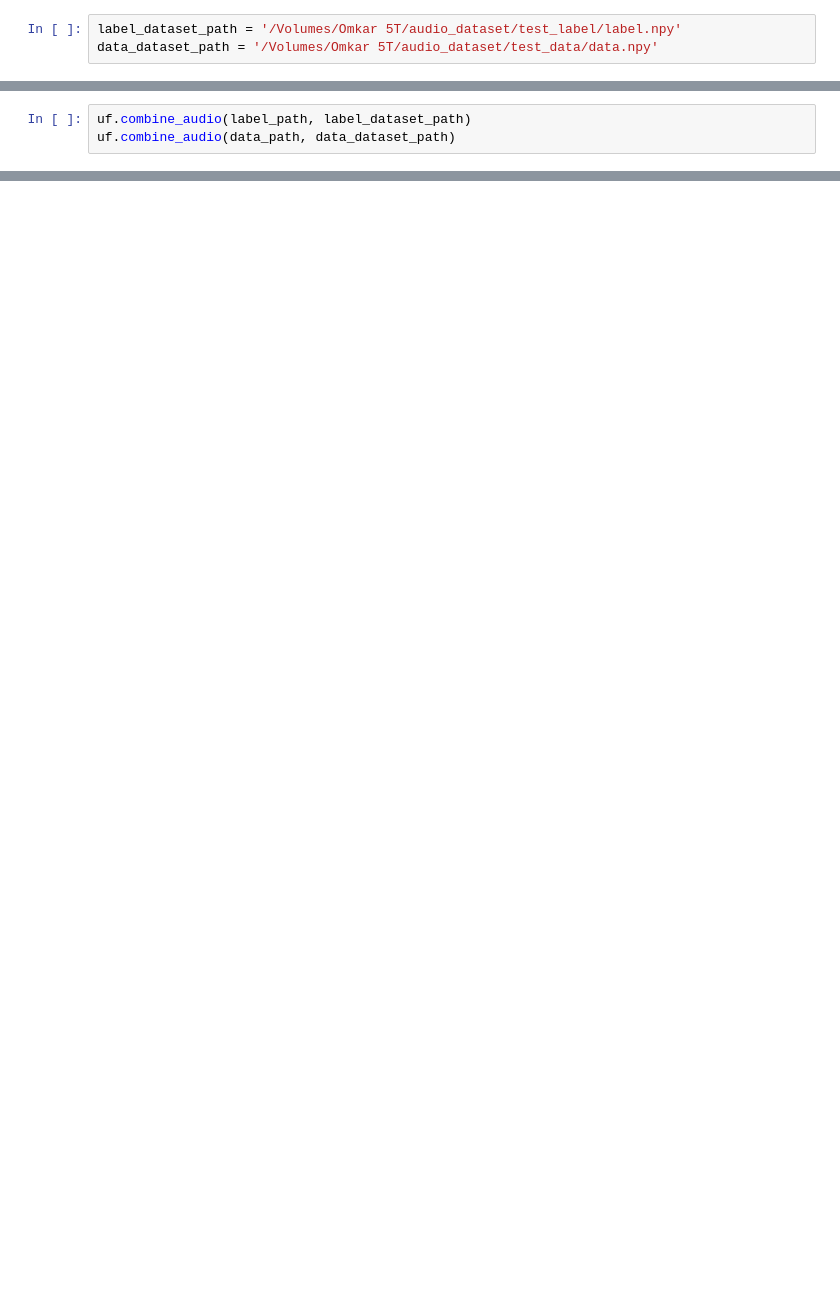
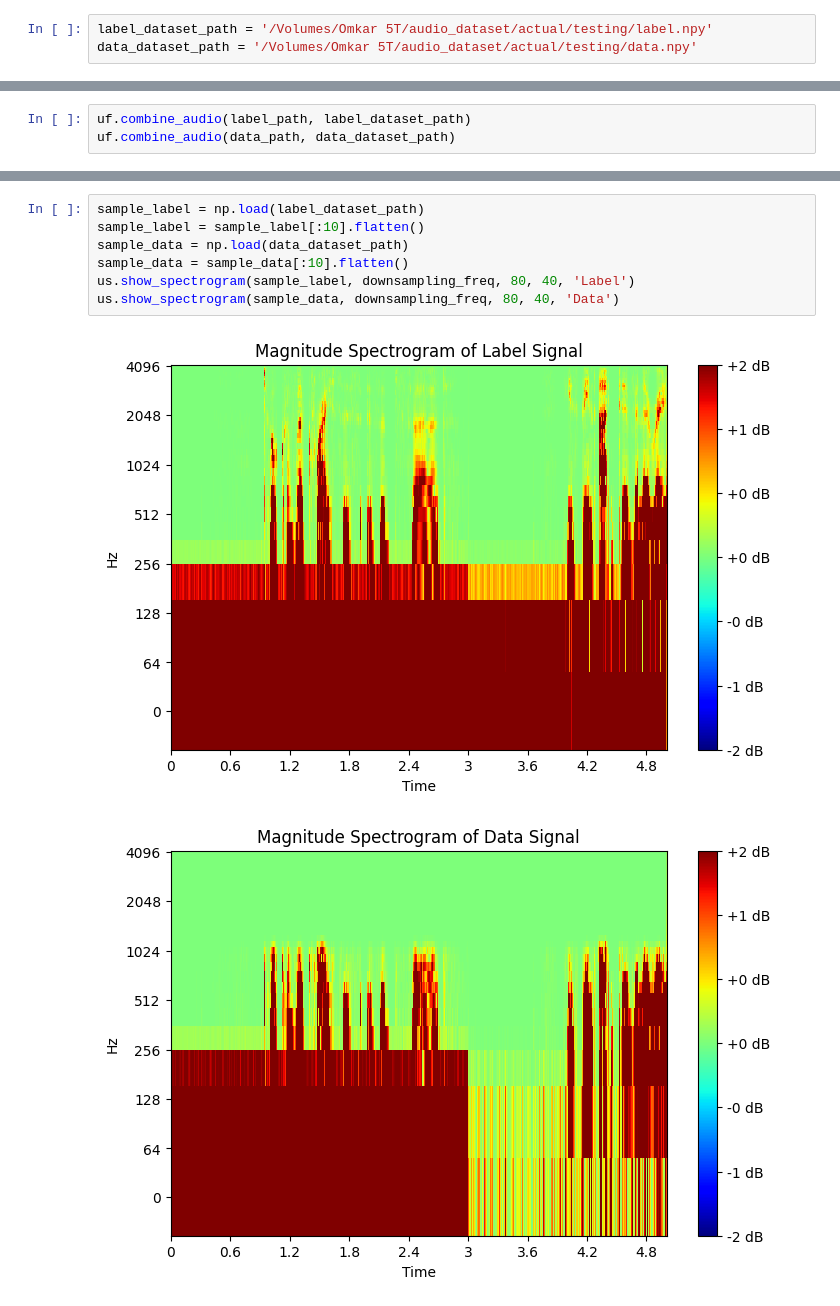
Before and after one commit to omkarpatil06/event_based_visual_microphone, a Jupyter notebook: dataset/scripts/dataset.ipynb, the cells around one changed output, grey strips where cells are left out. Cells and saved outputs as stored; diff of their text form; blank space fills up the shorter version.

```diff
--- a/dataset/scripts/dataset.ipynb
+++ b/dataset/scripts/dataset.ipynb
@@ -22,3 +43,3 @@ downsample_signal.aliased_dsample_folder(label_path, data_path, duration, downsa
 # %%
-label_dataset_path = '/Volumes/Omkar 5T/audio_dataset/test_label/label.npy'
-data_dataset_path = '/Volumes/Omkar 5T/audio_dataset/test_data/data.npy'
+label_dataset_path = '/Volumes/Omkar 5T/audio_dataset/actual/testing/label.npy'
+data_dataset_path = '/Volumes/Omkar 5T/audio_dataset/actual/testing/data.npy'
@@ -39,0 +53,10 @@ uf.play_sound(y_train[0:10].flatten(), downsampling_freq)
+# %%
+sample_label = np.load(label_dataset_path)
+sample_label = sample_label[:10].flatten()
+sample_data = np.load(data_dataset_path)
+sample_data = sample_data[:10].flatten()
+us.show_spectrogram(sample_label, downsampling_freq, 80, 40, 'Label')
+us.show_spectrogram(sample_data, downsampling_freq, 80, 40, 'Data')
+# %% [output]
+[figure, added]
+[figure, added]
```
Also changed, not shown: parts of 15 cells of this notebook, 5 other files.
